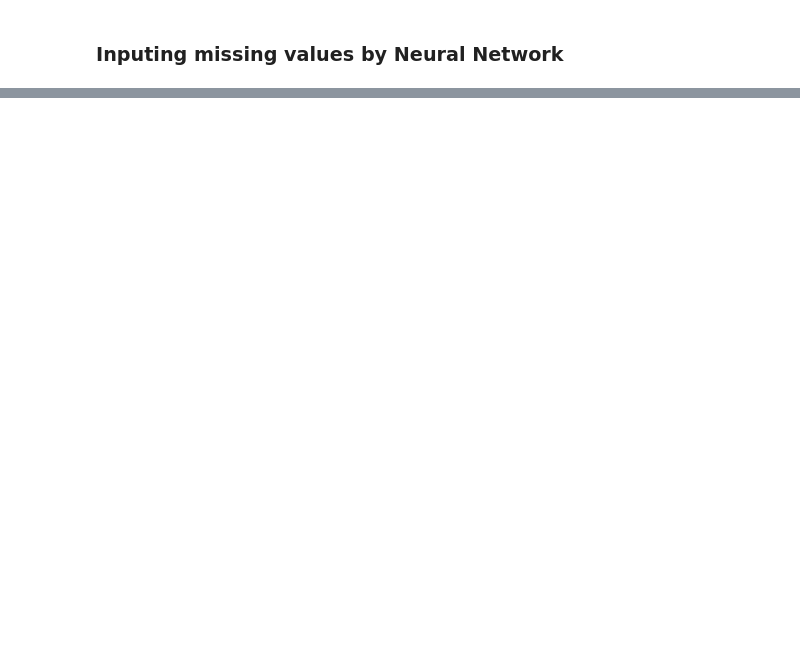
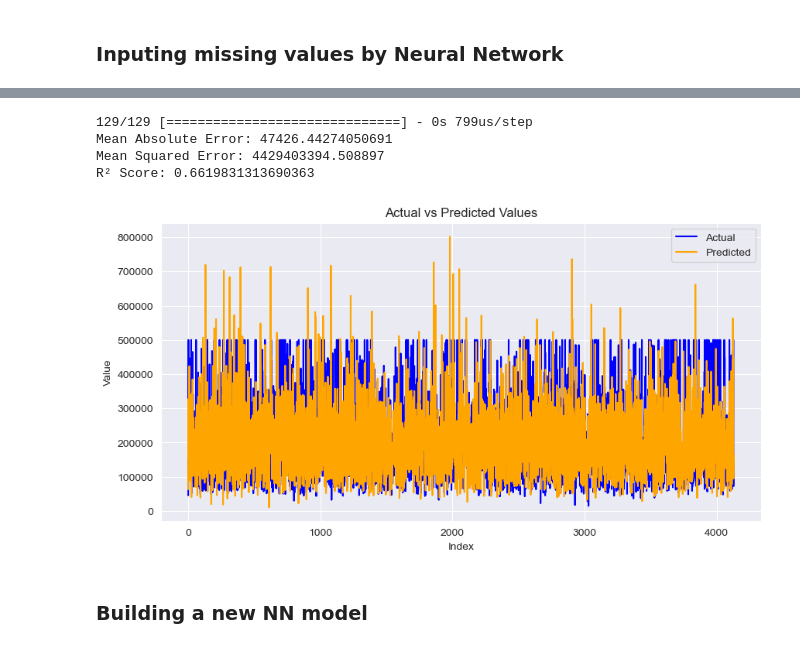
Before and after one commit to MaxMayer1991/data-analysis, a Jupyter notebook: BasicsDataExploration/DataOperations.ipynb, the cells around one changed output, grey strips where cells are left out. Cells and saved outputs as stored; diff of their text form; code cells hidden in the pictures; blank space fills up the shorter version.

```diff
--- a/BasicsDataExploration/DataOperations.ipynb
+++ b/BasicsDataExploration/DataOperations.ipynb
@@ -540,15 +566,19 @@ import numpy as np
 from sklearn.ensemble import RandomForestRegressor
 from sklearn.model_selection import KFold, GridSearchCV
 
+def prepare_data(df):
+    df['age_category'] = df['housing_median_age'].map(age_category)
+    df['ocean_proximity'] = df['ocean_proximity'].map({'NEAR BAY': 0, '<1H OCEAN': 1, 'INLAND': 2, 'NEAR OCEAN': 3, 'ISLAND': 4})
+    df = df.fillna(df.mean())
+    return df
+
 # Завантаження даних
-df = pd.read_csv(url)
-df['age_category'] = df['housing_median_age'].map(age_category)
-df['ocean_proximity'] = df['ocean_proximity'].map({'NEAR BAY': 0, '<1H OCEAN': 1, 'INLAND': 2, 'NEAR OCEAN': 3, 'ISLAND': 4})
-df = df.fillna(mean_value)
-df_copy = df.copy()
+df_rf = pd.read_csv(url)
+df_rf = prepare_data(df_rf)
+df_copy = df_rf.copy()
 
 # Випадкове встановлення NaN
-df.loc[nan_indices, 'median_house_value'] = np.nan
+df_rf.loc[nan_indices, 'median_house_value'] = np.nan
 
 # Створення X та y
 X = df_copy.loc[:, ['ocean_proximity', 'age_category', 'population', 'total_bedrooms', 'median_income', 'households']]
@@ -590,7 +620,7 @@ for train_index, test_index in kf.split(df):
 
     # Навчання моделі на даних без NaN
     X_train = train_data.drop(columns=['median_house_value'])
-    y_train = train_data['median_house_value'].dropna()
+    y_train = train_data['median_house_value']
 
     best_rf_model.fit(X_train, y_train)
 
@@ -598,14 +628,14 @@ for train_index, test_index in kf.split(df):
     for idx in test_index:
         if np.isnan(df.loc[idx, 'median_house_value']):
             # Передайте правильний формат для прогнозування
-            filled_values[idx] = best_rf_model.predict(df.iloc[[idx]].drop('median_house_value', axis=1))[0]
+            filled_values[idx] = best_rf_model.predict(df_copy.iloc[[idx]].drop('median_house_value', axis=1))[0]
 
 # Додавання заповнених значень до DataFrame
-df['median_house_value'] = df['median_house_value'].fillna(pd.Series(filled_values))
+df_rf['median_house_value'] = df_rf['median_house_value'].fillna(pd.Series(filled_values))
 
 # Перевірка результатів
 print("Заповнені значення для NaN індексів:")
-print(df.loc[nan_indices, 'median_house_value'])
+print(df_rf.loc[nan_indices, 'median_house_value'])
 print("Оригінальні значення для NaN індексів:")
 print(df_copy.loc[nan_indices, 'median_house_value'])
 # %% [output]
@@ -713,0 +746,27 @@ ModuleNotFoundError: No module named 'tensorflow'
+# %%
+predictions = model.predict(X_test)
+mae = mean_absolute_error(y_test, predictions)
+mse = mean_squared_error(y_test, predictions)
+r2 = r2_score(y_test, predictions)
+print(f'Mean Absolute Error: {mae}')
+print(f'Mean Squared Error: {mse}')
+print(f'R² Score: {r2}')
+model.save('NN.h5')
+# %% [output]
+129/129 [==============================] - 0s 799us/step
+Mean Absolute Error: 47426.44274050691
+Mean Squared Error: 4429403394.508897
+R² Score: 0.6619831313690363
+# %%
+plt.figure(figsize=(10, 5))
+plt.plot(y_test.values, label='Actual', color='blue')
+plt.plot(predictions, label='Predicted', color='orange')
+plt.title('Actual vs Predicted Values')
+plt.xlabel('Index')
+plt.ylabel('Value')
+plt.legend()
+plt.show()
+# %% [output]
+[figure, added]
+# %% [markdown]
+### Building a new NN model
```
Also changed, not shown: parts of 17 cells of this notebook, 29 other files.
